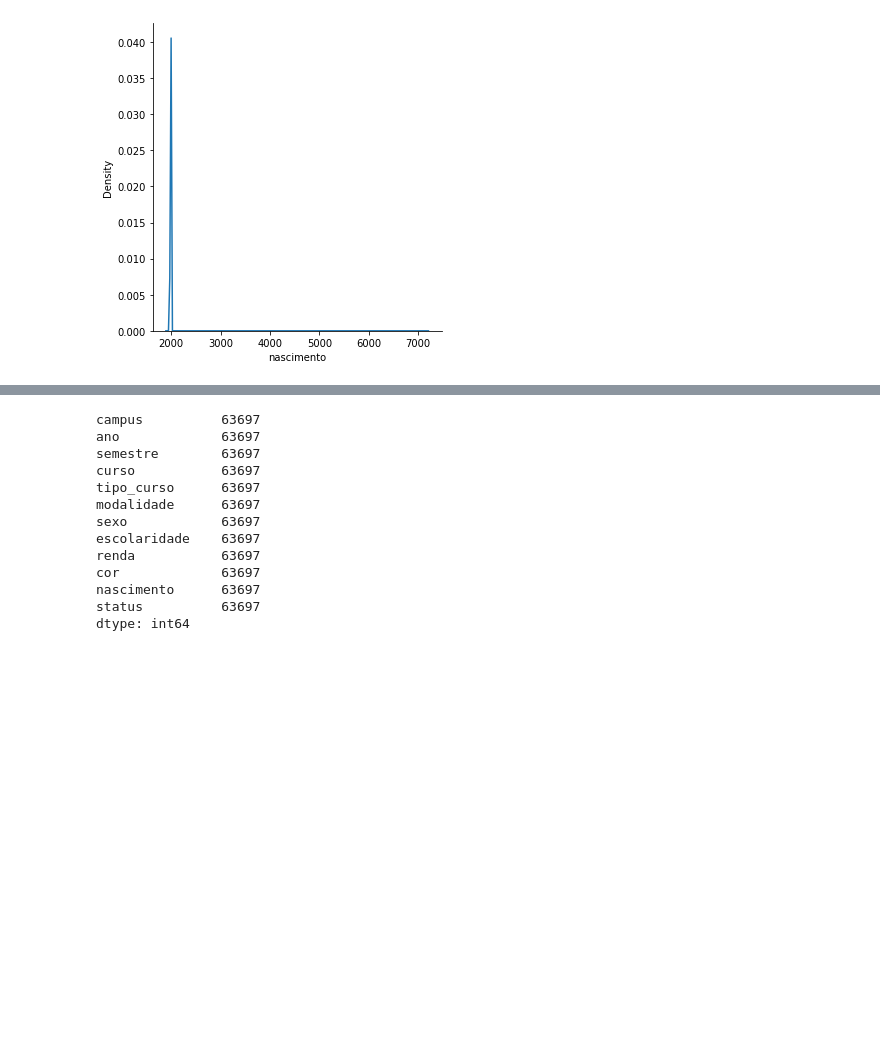
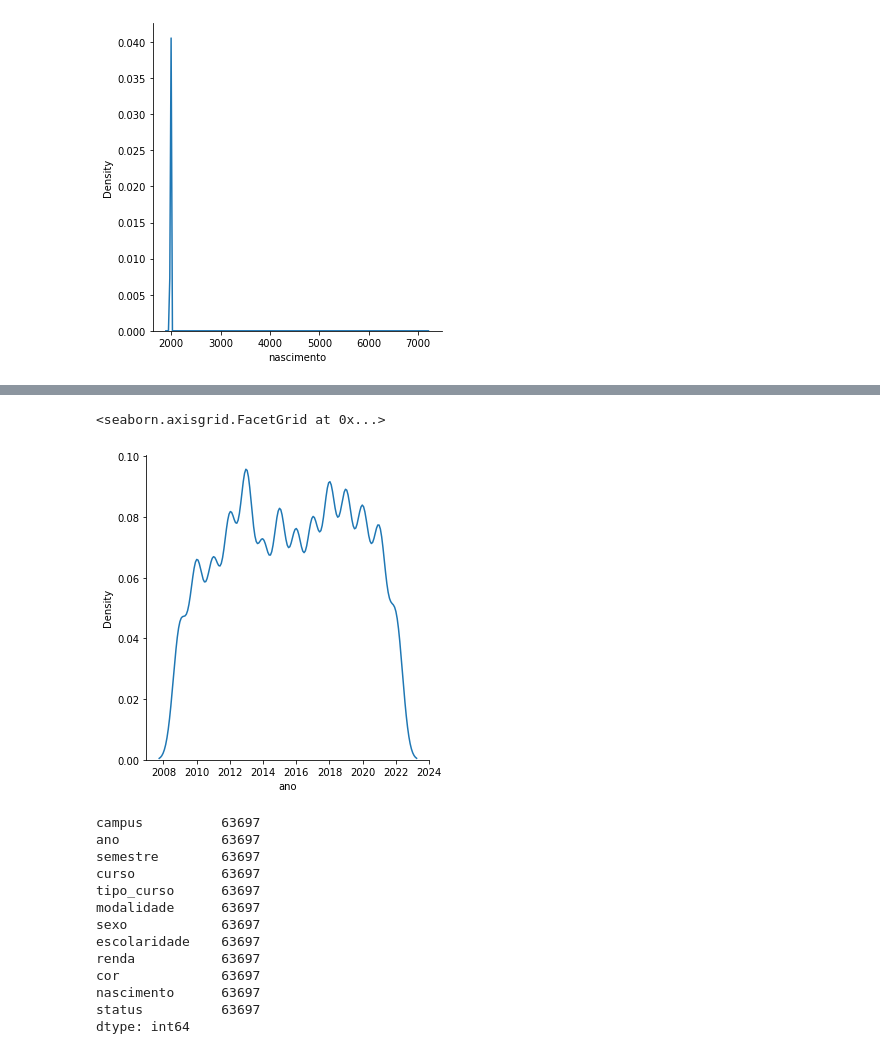
Before and after one commit to znehAC/mineracao_dados, a Jupyter notebook: main3.ipynb, the cells around one changed output, grey strips where cells are left out. Saved outputs shown, nothing was run; the diff lists cells and outputs as text; code cells hidden in the pictures; blank space fills up the shorter version.

```diff
--- a/main3.ipynb
+++ b/main3.ipynb
@@ -155,3 +159,8 @@ df1 = df[df['nascimento']<2010]
+# %%
+sns.displot(df1['ano'], kind = 'kde')
+# %% [output]
+<seaborn.axisgrid.FacetGrid at 0x...>
+[figure, added]
 # %%
 df1.count()
 # %% [output]
```
Also changed, not shown: parts of 14 cells of this notebook, 1 other file.
